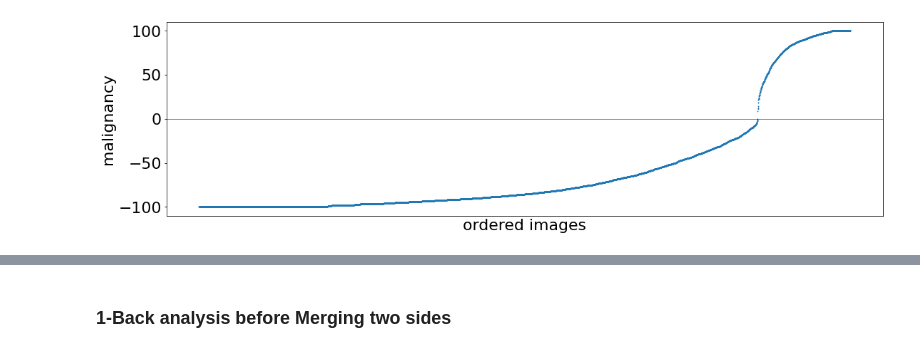
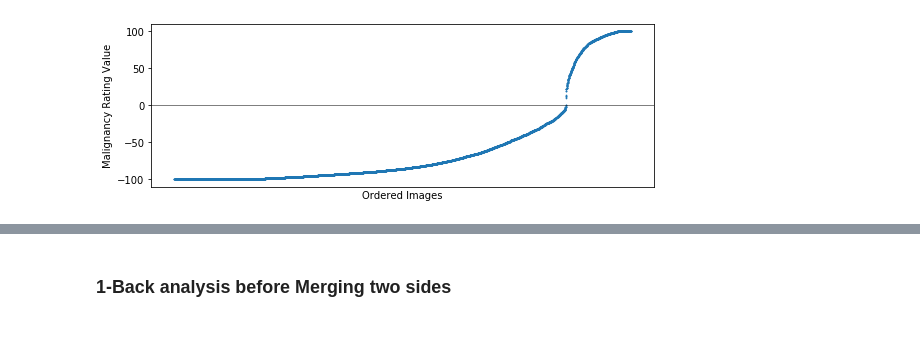
Before and after one commit to WhitneyLab/Serial_Dependence_Analysis_Base, a Jupyter notebook: analysis_app_data/feature_tuning_1.ipynb, the cells around one changed output, grey strips where cells are left out. Drawn from its saved outputs; the diff is of its cells as text; code cells hidden in the pictures.

```diff
--- a/analysis_app_data/feature_tuning_1.ipynb
+++ b/analysis_app_data/feature_tuning_1.ipynb
@@ -37,21 +37,21 @@ combined_images = nevus.append(melanoma)
 # %%
 # Malignancy plot
 x = combined_images.index
 y = combined_images['score']
-plt.figure(figsize=(18, 5))
+plt.figure(figsize=(9, 3))
 plt.scatter(x,y,s=0.5)
 plt.axhline(y=0,linewidth=0.5, color='black')
 plt.tick_params(
     axis='x',          # changes apply to the x-axis
     which='both',      # both major and minor ticks are affected
     bottom=False,      # ticks along the bottom edge are off
     top=False,         # ticks along the top edge are off
     labelbottom=False)
-plt.ylabel('malignancy')
-plt.xlabel('ordered images')
+plt.ylabel('Malignancy Rating Value')
+plt.xlabel('Ordered Images')
 plt.show()
 # %% [output]
-[figure, old version]
+[figure, new version]
 # %%
 # number of malignant images: 1110, min times an image was shown: 95, max: 380:
 data['origin'][data['current_correct_answer']== "['melanoma']"].value_counts()
```
Also changed, not shown: parts of 6 cells of this notebook, 5 other files.
